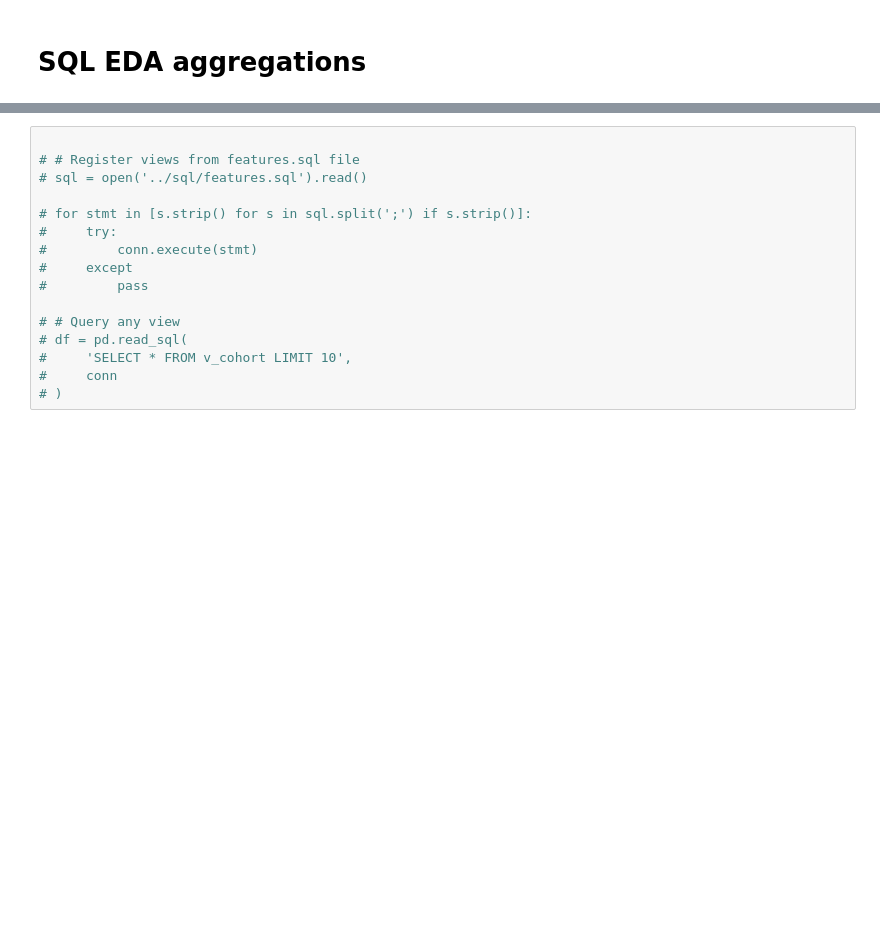
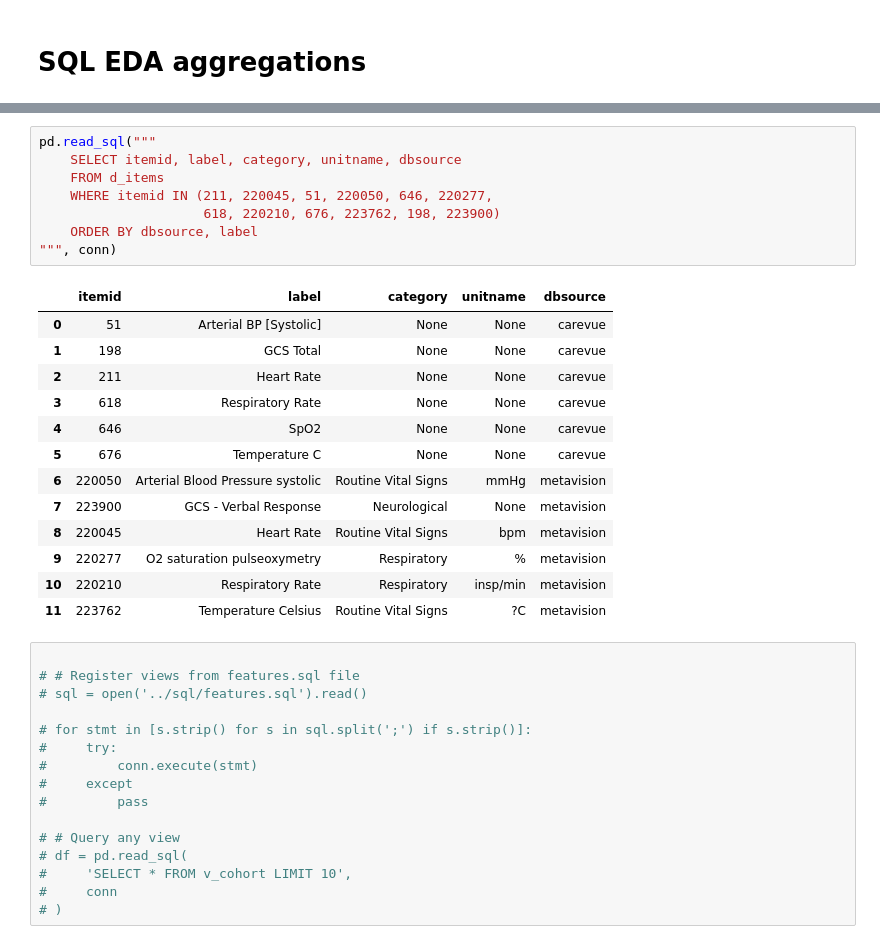
Before and after one commit to cristopher-d-delgado/clinical_intelligence, a Jupyter notebook: notebooks/eda.ipynb, the cells around one changed output, grey strips where cells are left out. Drawn from its saved outputs; the diff is of its cells as text; blank space fills up the shorter version.

```diff
--- a/notebooks/eda.ipynb
+++ b/notebooks/eda.ipynb
@@ -376,3 +490,25 @@ pd.read_sql(
+# %%
+pd.read_sql("""
+    SELECT itemid, label, category, unitname, dbsource
+    FROM d_items
+    WHERE itemid IN (211, 220045, 51, 220050, 646, 220277,
+                     618, 220210, 676, 223762, 198, 223900)
+    ORDER BY dbsource, label
+""", conn)
+# %% [output]
+|  | itemid | label | category | unitname | dbsource |
+| 0 | 51 | Arterial BP [Systolic] | None | None | carevue |
+| 1 | 198 | GCS Total | None | None | carevue |
+| 2 | 211 | Heart Rate | None | None | carevue |
+| 3 | 618 | Respiratory Rate | None | None | carevue |
+| 4 | 646 | SpO2 | None | None | carevue |
+| 5 | 676 | Temperature C | None | None | carevue |
+| 6 | 220050 | Arterial Blood Pressure systolic | Routine Vital Signs | mmHg | metavision |
+| 7 | 223900 | GCS - Verbal Response | Neurological | None | metavision |
+| 8 | 220045 | Heart Rate | Routine Vital Signs | bpm | metavision |
+| 9 | 220277 | O2 saturation pulseoxymetry | Respiratory | % | metavision |
+| 10 | 220210 | Respiratory Rate | Respiratory | insp/min | metavision |
+| 11 | 223762 | Temperature Celsius | Routine Vital Signs | ?C | metavision |
 # %%
 
 # # Register views from features.sql file
```
Also changed, not shown: parts of 9 cells of this notebook, 1 other file.
